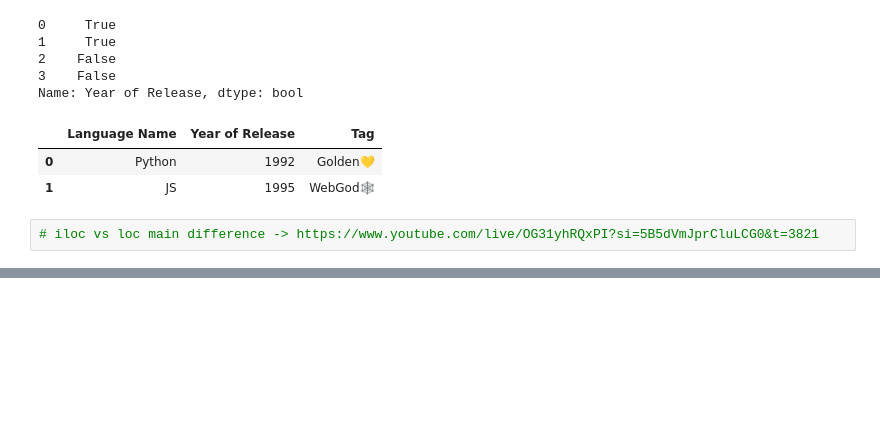
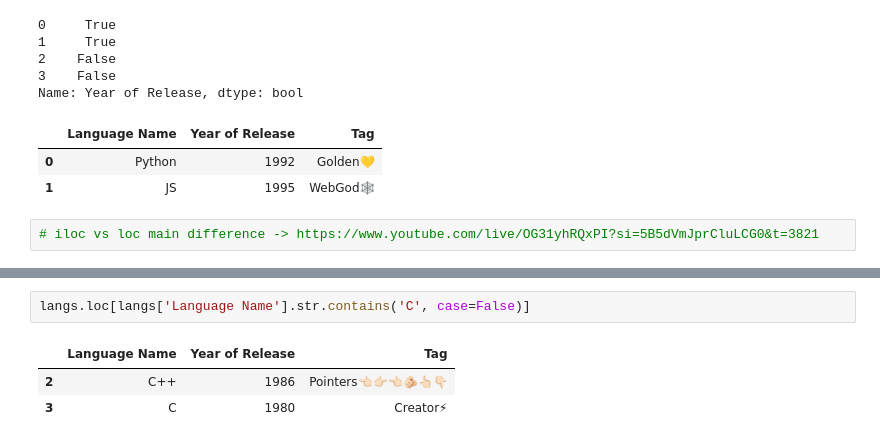
Before and after one commit to XionVolt/Ai-Ml, a Jupyter notebook: Programming/Pandas/03_dataframe.ipynb, the cells around one changed output, grey strips where cells are left out. Saved outputs shown, nothing was run; the diff lists cells and outputs as text; blank space fills up the shorter version.

```diff
--- a/Programming/Pandas/03_dataframe.ipynb
+++ b/Programming/Pandas/03_dataframe.ipynb
@@ -369,0 +419,6 @@ Name: Year of Release, dtype: bool
+# %%
+langs.loc[langs['Language Name'].str.contains('C', case=False)]
+# %% [output]
+|  | Language Name | Year of Release | Tag |
+| 2 | C++ | 1986 | Pointers👈🏻👉🏻👈🏻🫵🏻👆🏻👇🏻 |
+| 3 | C | 1980 | Creator⚡ |
```
Also changed, not shown: parts of 17 cells of this notebook, 1 other file.
